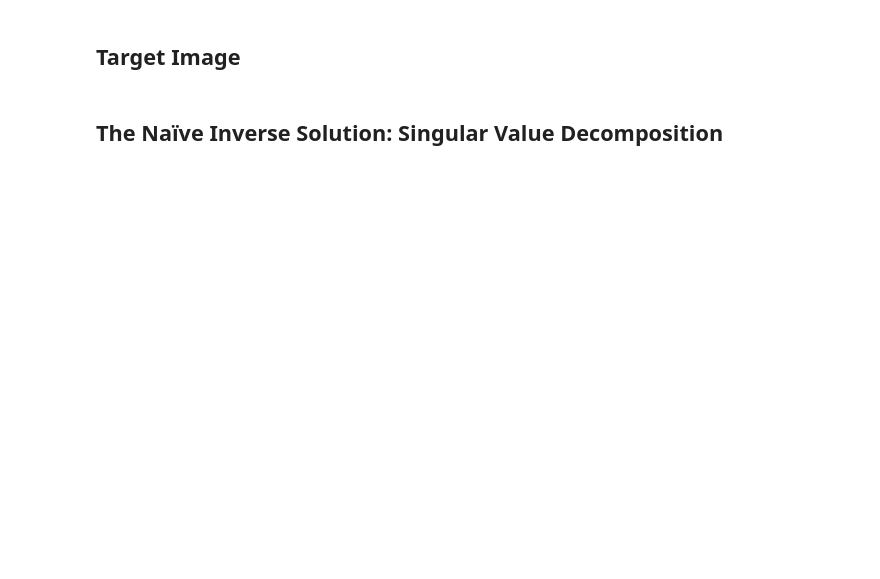
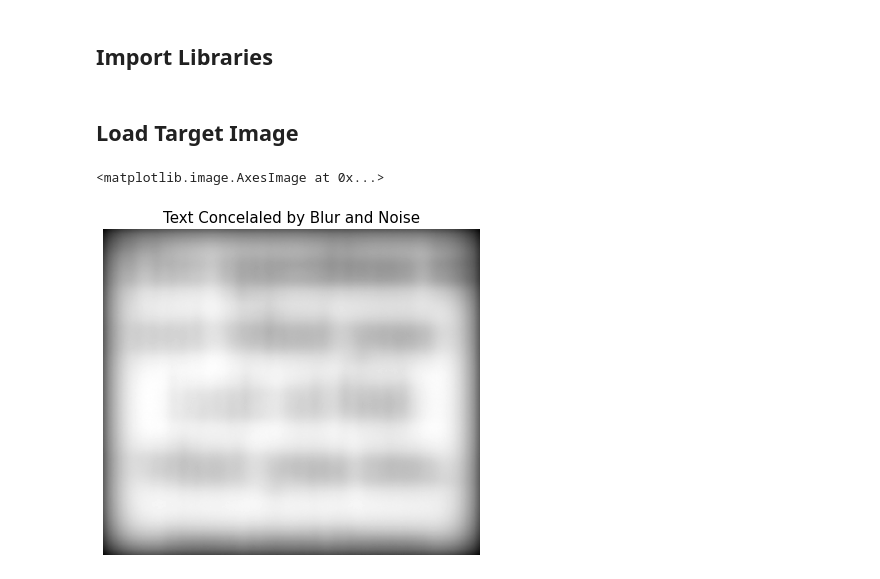
Before and after one commit to AdamV98/ReadTheText, a Jupyter notebook: Read The Text. SSIP 2022.ipynb, the cells around one changed output. Cells and saved outputs as stored; diff of their text form; code cells hidden in the pictures; blank space fills up the shorter version.

```diff
--- a/Read The Text. SSIP 2022.ipynb
+++ b/Read The Text. SSIP 2022.ipynb
@@ -6,0 +7,2 @@
+# %% [markdown]
+## Import Libraries
@@ -7,2 +13,2 @@
 # %% [markdown]
-## Target Image
+## Load Target Image
@@ -11,2 +15,13 @@ from Deblurring impor
-# %% [markdown]
-## The Naïve Inverse Solution: Singular Value Decomposition
+# %%
+data = sc.loadmat("matrices.mat")
+Ar = data.get("Ar")
+Ac = data.get("Ac")
+B = data.get("B")
+
+plt.figure(figsize=(10,6))
+plt.title('Text Concelaled by Blur and Noise', fontsize=15)
+plt.axis('off')
+plt.imshow(B, cmap = 'gray')
+# %% [output]
+<matplotlib.image.AxesImage at 0x...>
+[figure, added]
```
Also changed, not shown: parts of 23 cells of this notebook, 1 other file.
